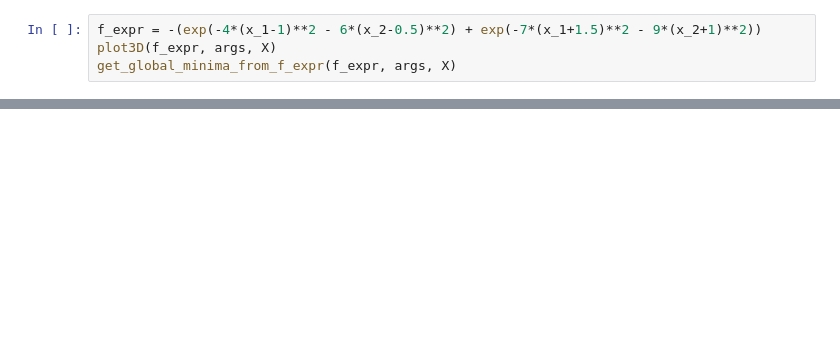
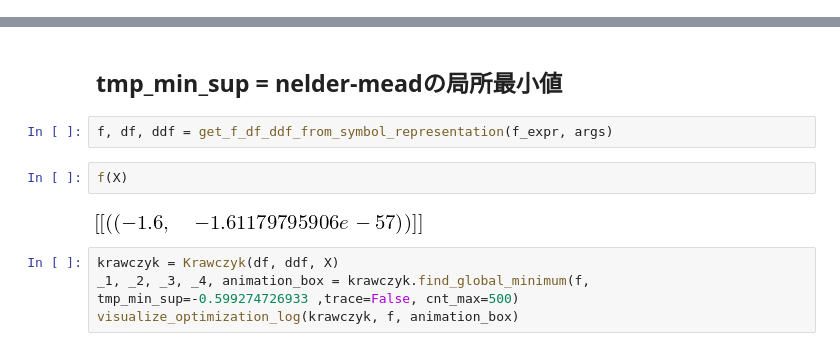
Before and after one commit to tkda-h3/interval-newton-method, a Jupyter notebook: いろいろな関数で大域最適化.ipynb, the cells around one changed output, grey strips where cells are left out. Cells and saved outputs as stored; diff of their text form; blank space fills up the shorter version.

Commit message:
nelder mead

```diff
--- a/いろいろな関数で大域最適化.ipynb
+++ b/いろいろな関数で大域最適化.ipynb
@@ -52,4 +82,0 @@ Finish saveing images in image/20171105_183225 dirctory.
-# %%
-f_expr = -(exp(-4*(x_1-1)**2 - 6*(x_2-0.5)**2) + exp(-7*(x_1+1.5)**2 - 9*(x_2+1)**2))
-plot3D(f_expr, args, X)
-get_global_minima_from_f_expr(f_expr, args, X)
@@ -71,0 +83,12 @@ Finish saveing images in image/20171105_183333 dirctory.
+# %% [markdown]
+## tmp_min_sup = nelder-meadの局所最小値
+# %%
+f, df, ddf = get_f_df_ddf_from_symbol_representation(f_expr, args)
+# %%
+f(X)
+# %% [output]
+[figure, added]
+# %%
+krawczyk = Krawczyk(df, ddf, X)
+_1, _2, _3, _4, animation_box = krawczyk.find_global_minimum(f, tmp_min_sup=-0.599274726933 ,trace=False, cnt_max=500)
+visualize_optimization_log(krawczyk, f, animation_box)
```
Also changed, not shown: parts of 6 cells of this notebook, 7 other files.
